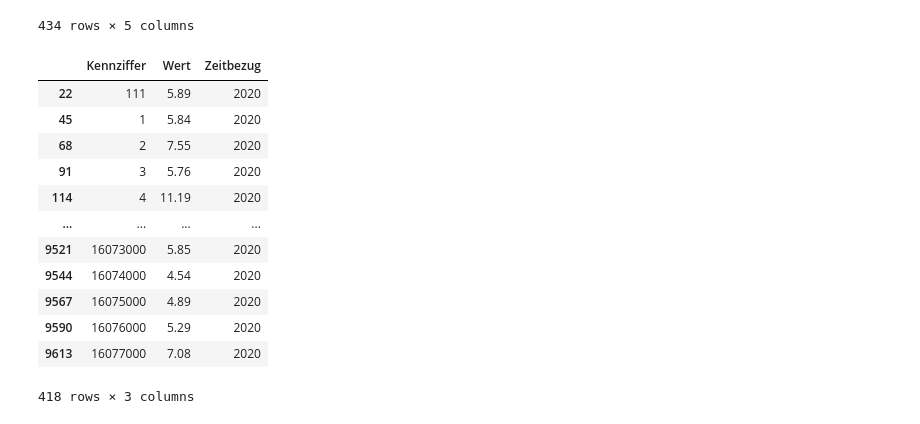
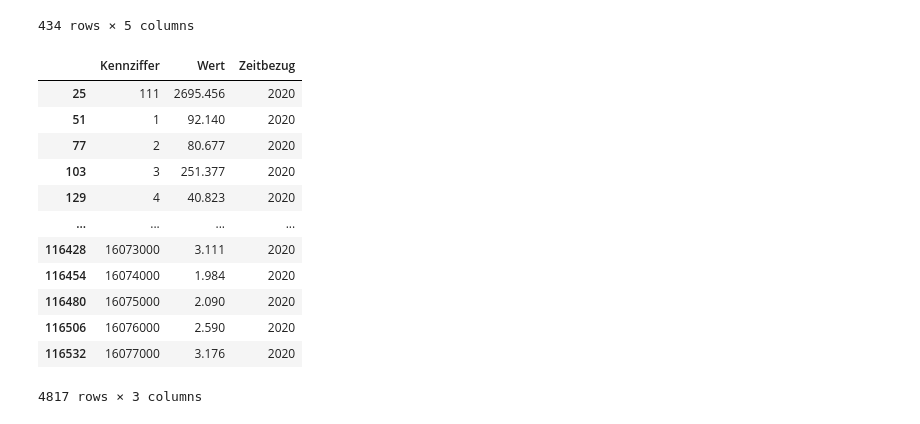
Before and after one commit to HipsterJulius/VSCODE, a Jupyter notebook: inkar-indicators/src/mergeCBSandInkar_maps.ipynb, the cells around one changed output. Cells and saved outputs as stored; diff of their text form; code cells hidden in the pictures.

```diff
--- a/inkar-indicators/src/mergeCBSandInkar_maps.ipynb
+++ b/inkar-indicators/src/mergeCBSandInkar_maps.ipynb
@@ -33,28 +33,30 @@ data_nl
 | 4770 | 4770 | T009002 | AM38 | 2020 | 8.0 |
 434 rows × 5 columns
 # %%
-data_de = pd.read_csv("out/csvs/indicator_Arbeitslosenquote.csv")
+data_de = pd.read_csv("out/csvs/indicator_Arbeitslose.csv")
 
 data_de = data_de[data_de['Zeitbezug'] == 2020]
 
-data_de.replace(0, np.nan, inplace=True)
+data_de['Wert'] = data_de['Wert'] / 1000
+
+#data_de.replace(0, np.nan, inplace=True)
 data_de = data_de.dropna()
 
 data_de
 # %% [output]
 |  | Kennziffer | Wert | Zeitbezug |
-| 22 | 111 | 5.89 | 2020 |
-| 45 | 1 | 5.84 | 2020 |
-| 68 | 2 | 7.55 | 2020 |
-| 91 | 3 | 5.76 | 2020 |
-| 114 | 4 | 11.19 | 2020 |
+| 25 | 111 | 2695.456 | 2020 |
+| 51 | 1 | 92.140 | 2020 |
+| 77 | 2 | 80.677 | 2020 |
+| 103 | 3 | 251.377 | 2020 |
+| 129 | 4 | 40.823 | 2020 |
 | ... | ... | ... | ... |
-| 9521 | 16073000 | 5.85 | 2020 |
-| 9544 | 16074000 | 4.54 | 2020 |
-| 9567 | 16075000 | 4.89 | 2020 |
-| 9590 | 16076000 | 5.29 | 2020 |
-| 9613 | 16077000 | 7.08 | 2020 |
+| 116428 | 16073000 | 3.111 | 2020 |
+| 116454 | 16074000 | 1.984 | 2020 |
+| 116480 | 16075000 | 2.090 | 2020 |
+| 116506 | 16076000 | 2.590 | 2020 |
+| 116532 | 16077000 | 3.176 | 2020 |
-418 rows × 3 columns
+4817 rows × 3 columns
 # %%
 municipal_boundaries_nl = gpd.read_file(filename='GeoJSON:https://service.pdok.nl/cbs/gebiedsindelingen/2021/wfs/v1_0?request=GetFeature&service=WFS&version=1.1.0&outputFormat=json&typeName=gebiedsindelingen:gemeente_gegeneraliseerd', engine="pyogrio")
 
```
Also changed, not shown: parts of 8 cells of this notebook, 3 other files.
